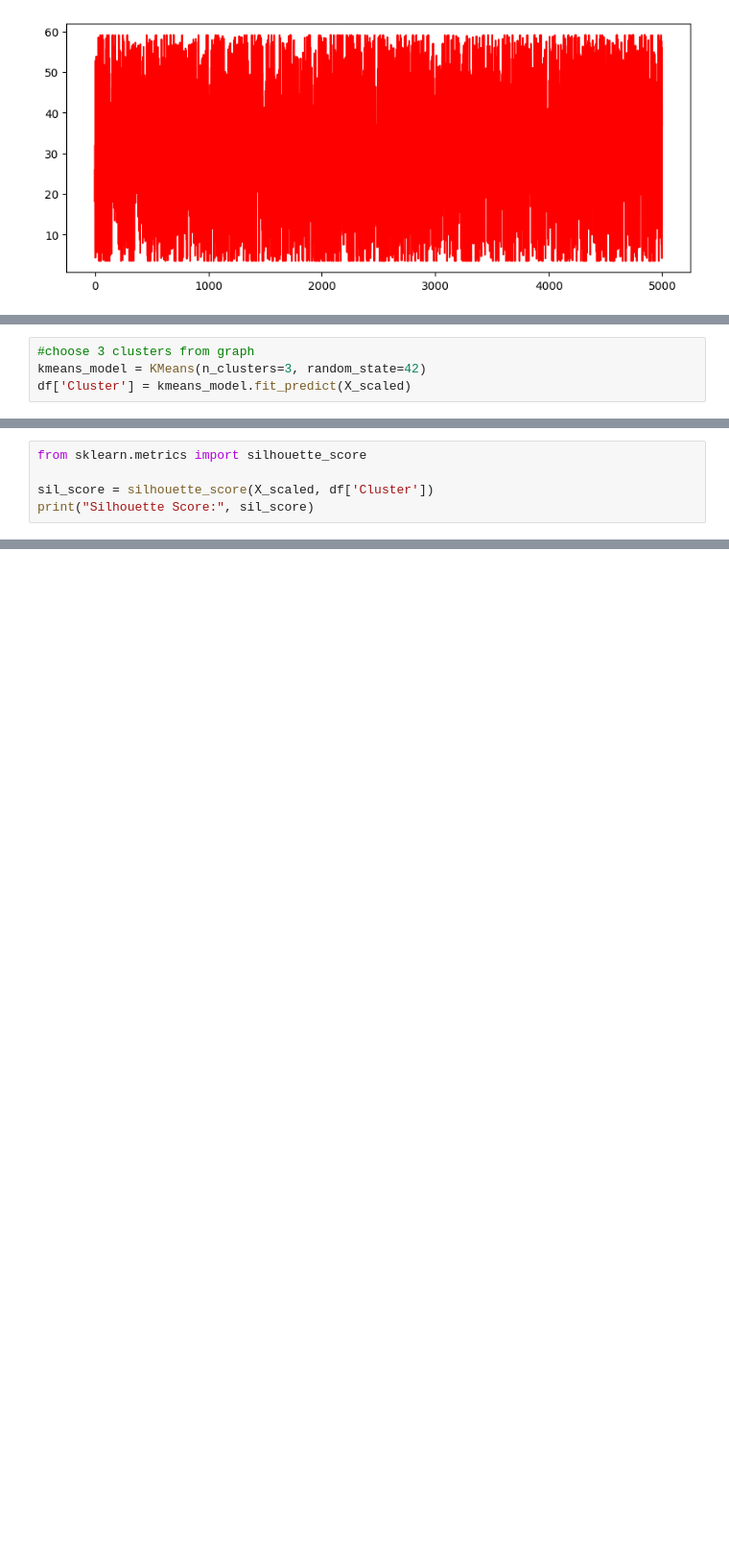
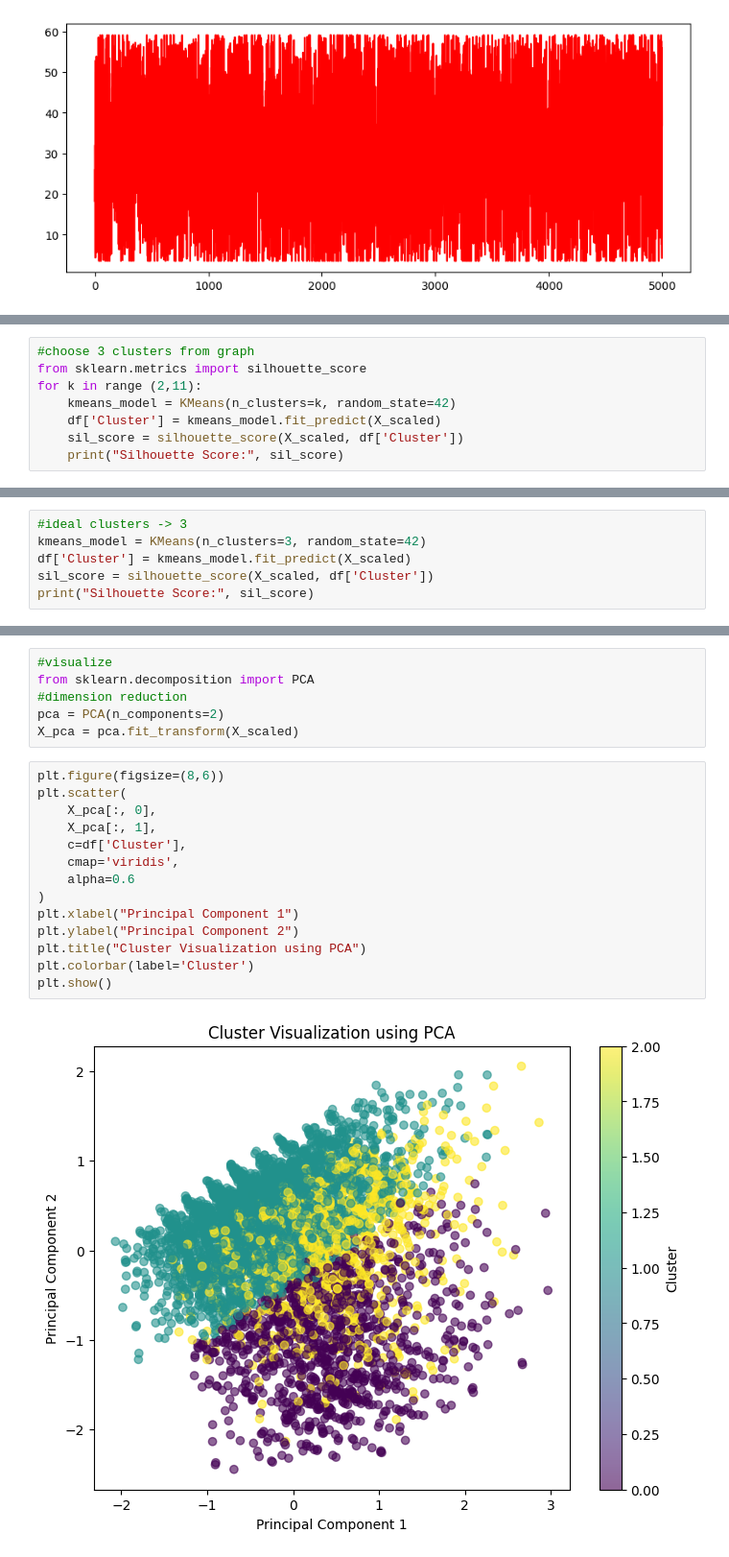
Before and after one commit to arsingla786/AI-project-Delivery_Status_Prediction, a Jupyter notebook: (3)travel_customer_segmentation.ipynb, the cells around one changed output, grey strips where cells are left out. Shown at 96% size. Saved outputs shown, nothing was run; the diff lists cells and outputs as text; blank space fills up the shorter version.

```diff
--- a/(3)travel_customer_segmentation.ipynb
+++ b/(3)travel_customer_segmentation.ipynb
@@ -166,4 +180,8 @@ plt.show()
 # %%
 #choose 3 clusters from graph
-kmeans_model = KMeans(n_clusters=3, random_state=42)
-df['Cluster'] = kmeans_model.fit_predict(X_scaled)
+from sklearn.metrics import silhouette_score
+for k in range (2,11):
+    kmeans_model = KMeans(n_clusters=k, random_state=42)
+    df['Cluster'] = kmeans_model.fit_predict(X_scaled)
+    sil_score = silhouette_score(X_scaled, df['Cluster'])
+    print("Silhouette Score:", sil_score)
@@ -170,6 +198,7 @@ df['Cluster'] = kmeans_model.fit_predict(X_scaled)
 # %%
-from sklearn.metrics import silhouette_score
-
+#ideal clusters -> 3
+kmeans_model = KMeans(n_clusters=3, random_state=42)
+df['Cluster'] = kmeans_model.fit_predict(X_scaled)
 sil_score = silhouette_score(X_scaled, df['Cluster'])
 print("Silhouette Score:", sil_score)
 # %% [output]
@@ -176,0 +229,22 @@ Silhouette Score: 0.14800034754834215
+# %%
+#visualize
+from sklearn.decomposition import PCA
+#dimension reduction
+pca = PCA(n_components=2)
+X_pca = pca.fit_transform(X_scaled)
+# %%
+plt.figure(figsize=(8,6))
+plt.scatter(
+    X_pca[:, 0],
+    X_pca[:, 1],
+    c=df['Cluster'],
+    cmap='viridis',
+    alpha=0.6
+)
+plt.xlabel("Principal Component 1")
+plt.ylabel("Principal Component 2")
+plt.title("Cluster Visualization using PCA")
+plt.colorbar(label='Cluster')
+plt.show()
+# %% [output]
+[figure, added]
```
Also changed, not shown: parts of 8 cells of this notebook.
